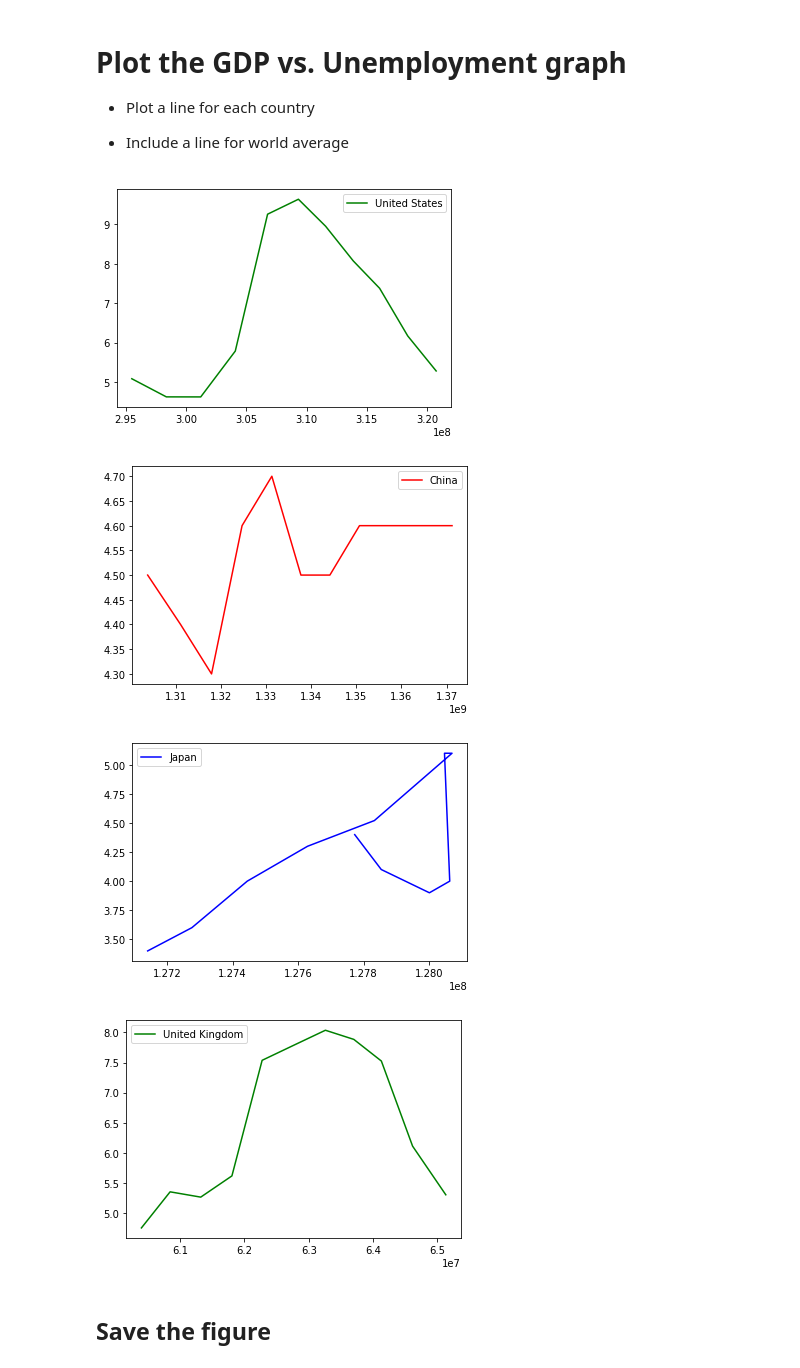
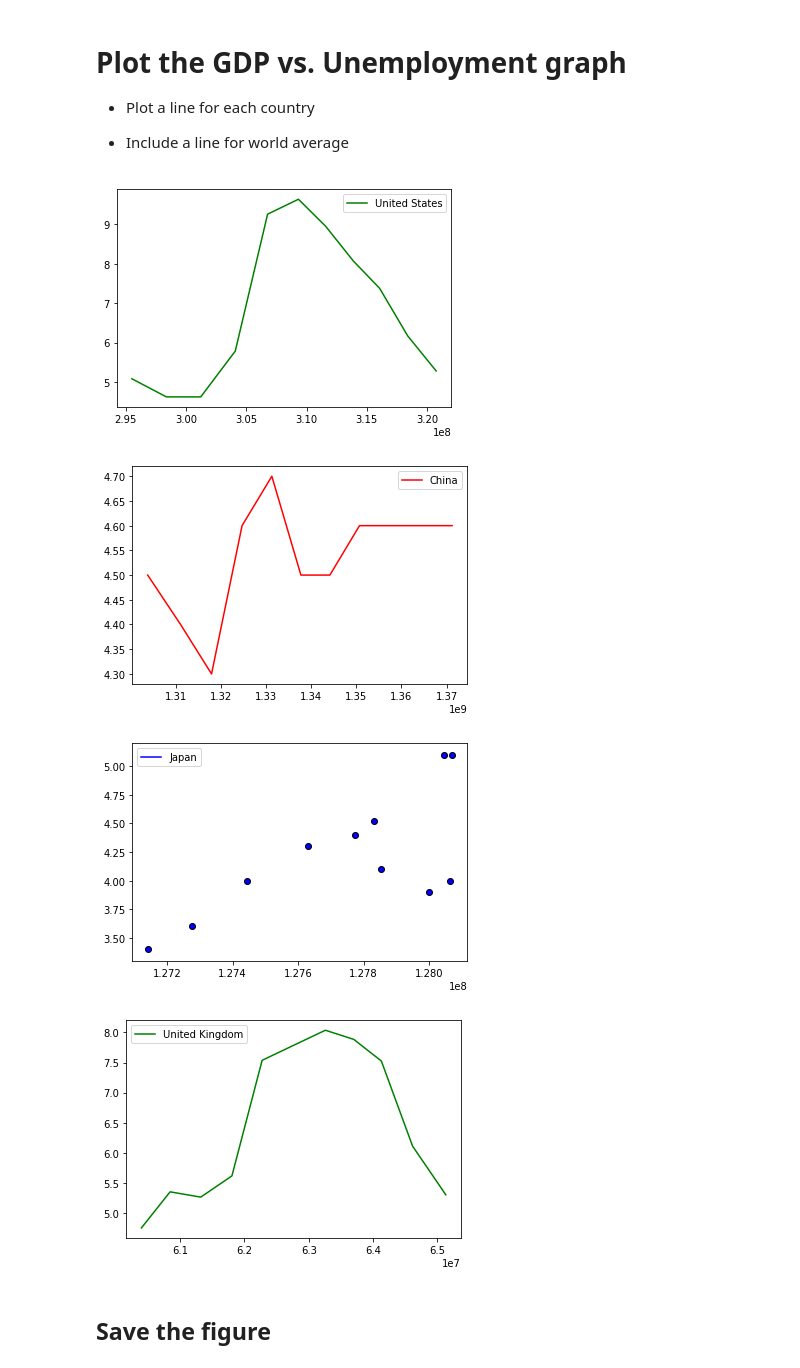
Before and after one commit to luluxu9466/currency-exchange, a Jupyter notebook: code/gdp vs unemployment-othercountries.ipynb, the cells around one changed output. Cells and saved outputs as stored; diff of their text form; code cells hidden in the pictures.

```diff
--- a/code/gdp vs unemployment-othercountries.ipynb
+++ b/code/gdp vs unemployment-othercountries.ipynb
@@ -58,7 +75,7 @@ average_df
 # Plot the average GDP vs. average unemployment
 
 # Plot the GDP vs. unemployment in USA
-USA, = plt.plot(gdp_data.loc['USA',['2005', '2006', '2007', '2008', '2009', '2010', '2011', '2012', '2013', '2014', '2015']],
+usa, = plt.plot(gdp_data.loc['USA',['2005', '2006', '2007', '2008', '2009', '2010', '2011', '2012', '2013', '2014', '2015']],
                 unemployed_data.loc['USA',['2005', '2006', '2007', '2008', '2009', '2010', '2011', '2012', '2013', '2014', '2015']], color="green",label=unemployed_data.loc['USA',"Country Name"])
 
 # Create a legend for our chart
@@ -73,36 +90,35 @@ China, = plt.plot(gdp_data.loc['CHN',['2005', '2006', '2007', '2008', '2009', '2
 
 # Create a legend for our chart
 plt.legend(handles=[China], loc="best")
 
 
 # Show the chart
 plt.show()
+plt.scatter(gdp_data.loc['JPN',['2005', '2006', '2007', '2008', '2009', '2010', '2011', '2012', '2013', '2014', '2015']], unemployed_data.loc['JPN',['2005', '2006', '2007', '2008', '2009', '2010', '2011', '2012', '2013', '2014', '2015']], marker="o", facecolors="blue", edgecolors="black")
 
-Japan, = plt.plot(gdp_data.loc['JPN',['2005', '2006', '2007', '2008', '2009', '2010', '2011', '2012', '2013', '2014', '2015']],
-                  unemployed_data.loc['JPN',['2005', '2006', '2007', '2008', '2009', '2010', '2011', '2012', '2013', '2014', '2015']], color="Blue",label=unemployed_data.loc['JPN',"Country Name"])
 
 # Create a legend for our chart
 plt.legend(handles=[Japan], loc="best")
 
 
 
 # Show the chart
 plt.show()
 
 
 # Plot the GDP vs. unemployment in USA
 England, = plt.plot(gdp_data.loc['GBR',['2005', '2006', '2007', '2008', '2009', '2010', '2011', '2012', '2013', '2014', '2015']],
                     unemployed_data.loc['GBR',['2005', '2006', '2007', '2008', '2009', '2010', '2011', '2012', '2013', '2014', '2015']], color="green",label=unemployed_data.loc['GBR',"Country Name"])
 
 # Create a legend for our chart
 plt.legend(handles=[England], loc="best")
 
 # Show the chart
 plt.show()
 # %% [output]
 [figure]
 [figure]
-[figure, old version]
+[figure, new version]
 [figure]
 # %% [markdown]
 ## Save the figure
```
Also changed, not shown: parts of 6 cells of this notebook.
